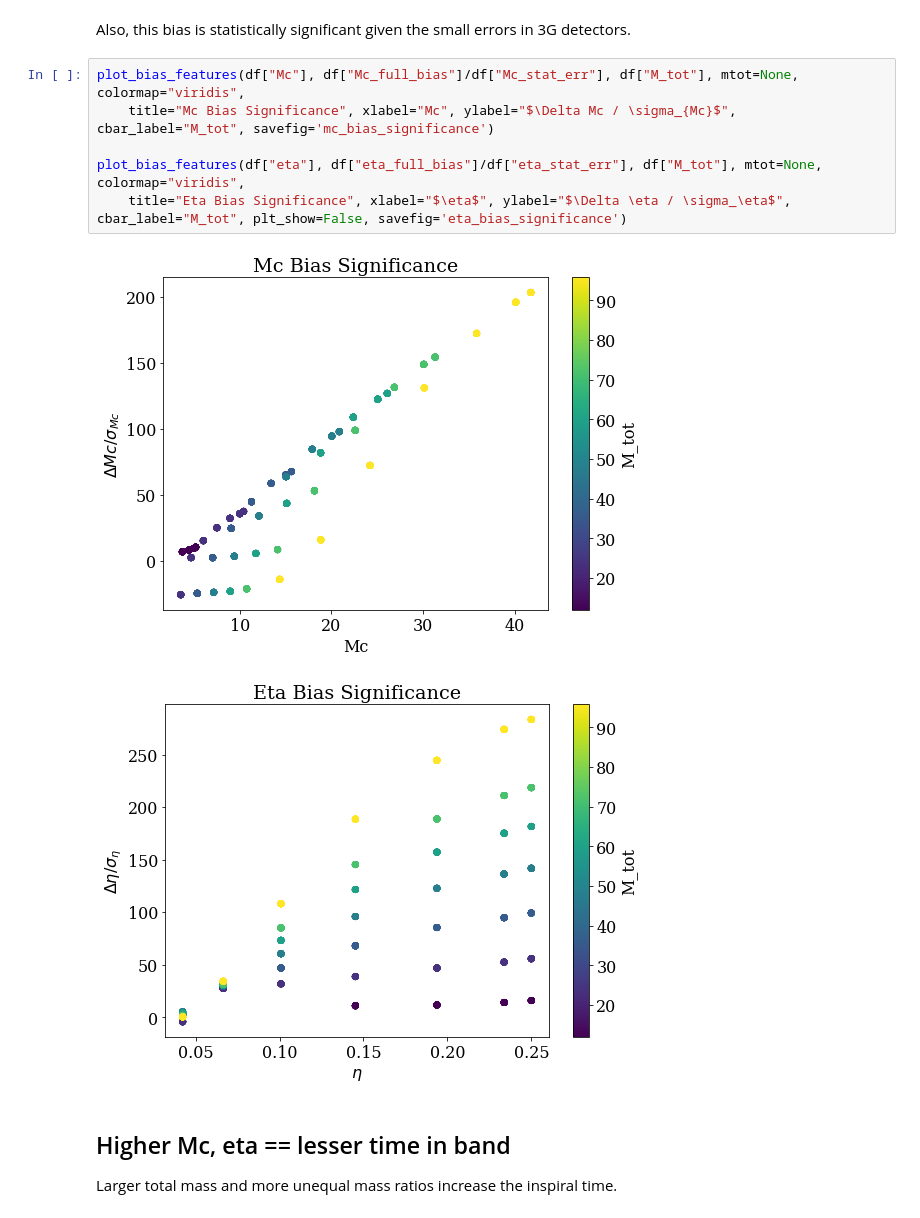
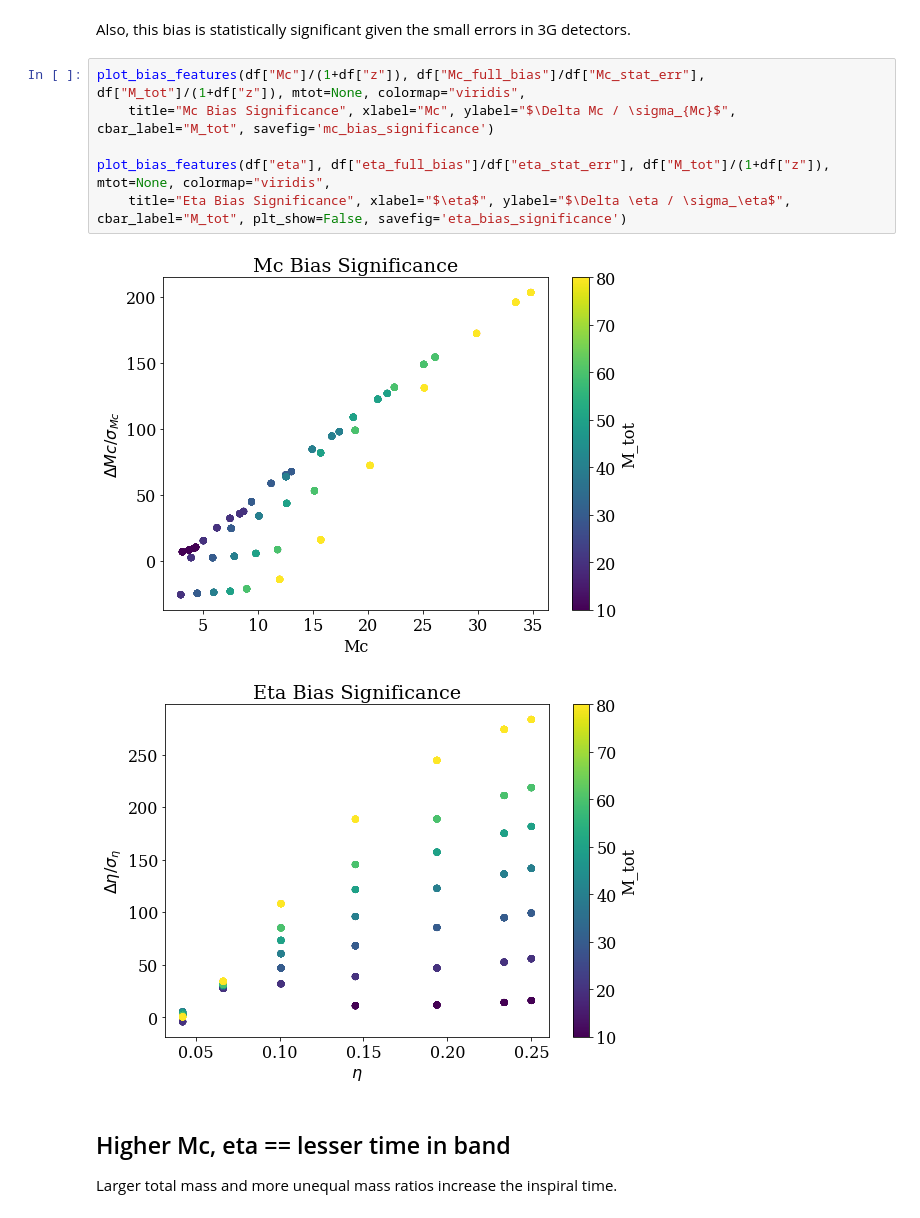
Before and after one commit to veome22/hybrid_waveforms, a Jupyter notebook: gwbench_bias_plots_Mtot_q_grid.ipynb, the cells around one changed output. Drawn from its saved outputs; the diff is of its cells as text.

Commit message:
Updated Overleaf plots

```diff
--- a/gwbench_bias_plots_Mtot_q_grid.ipynb
+++ b/gwbench_bias_plots_Mtot_q_grid.ipynb
@@ -257,14 +272,14 @@ plot_bias_features(df["eta"], df["eta_full_bias"]/df["eta"], df["M_tot"], mtot=N
 # %% [markdown]
 Also, this bias is statistically significant given the small errors in 3G detectors.
 # %%
-plot_bias_features(df["Mc"], df["Mc_full_bias"]/df["Mc_stat_err"], df["M_tot"], mtot=None, colormap="viridis",
+plot_bias_features(df["Mc"]/(1+df["z"]), df["Mc_full_bias"]/df["Mc_stat_err"], df["M_tot"]/(1+df["z"]), mtot=None, colormap="viridis",
     title="Mc Bias Significance", xlabel="Mc", ylabel="$\Delta Mc / \sigma_{Mc}$", cbar_label="M_tot", savefig='mc_bias_significance')
 
-plot_bias_features(df["eta"], df["eta_full_bias"]/df["eta_stat_err"], df["M_tot"], mtot=None, colormap="viridis",
+plot_bias_features(df["eta"], df["eta_full_bias"]/df["eta_stat_err"], df["M_tot"]/(1+df["z"]), mtot=None, colormap="viridis",
     title="Eta Bias Significance", xlabel="$\eta$", ylabel="$\Delta \eta / \sigma_\eta$", cbar_label="M_tot", plt_show=False, savefig='eta_bias_significance')
 # %% [output]
-[figure, old version]
+[figure, new version]
-[figure, old version]
+[figure, new version]
 # %% [markdown]
 ## Higher Mc, eta == lesser time in band
 
```
Also changed, not shown: parts of 4 cells of this notebook.
